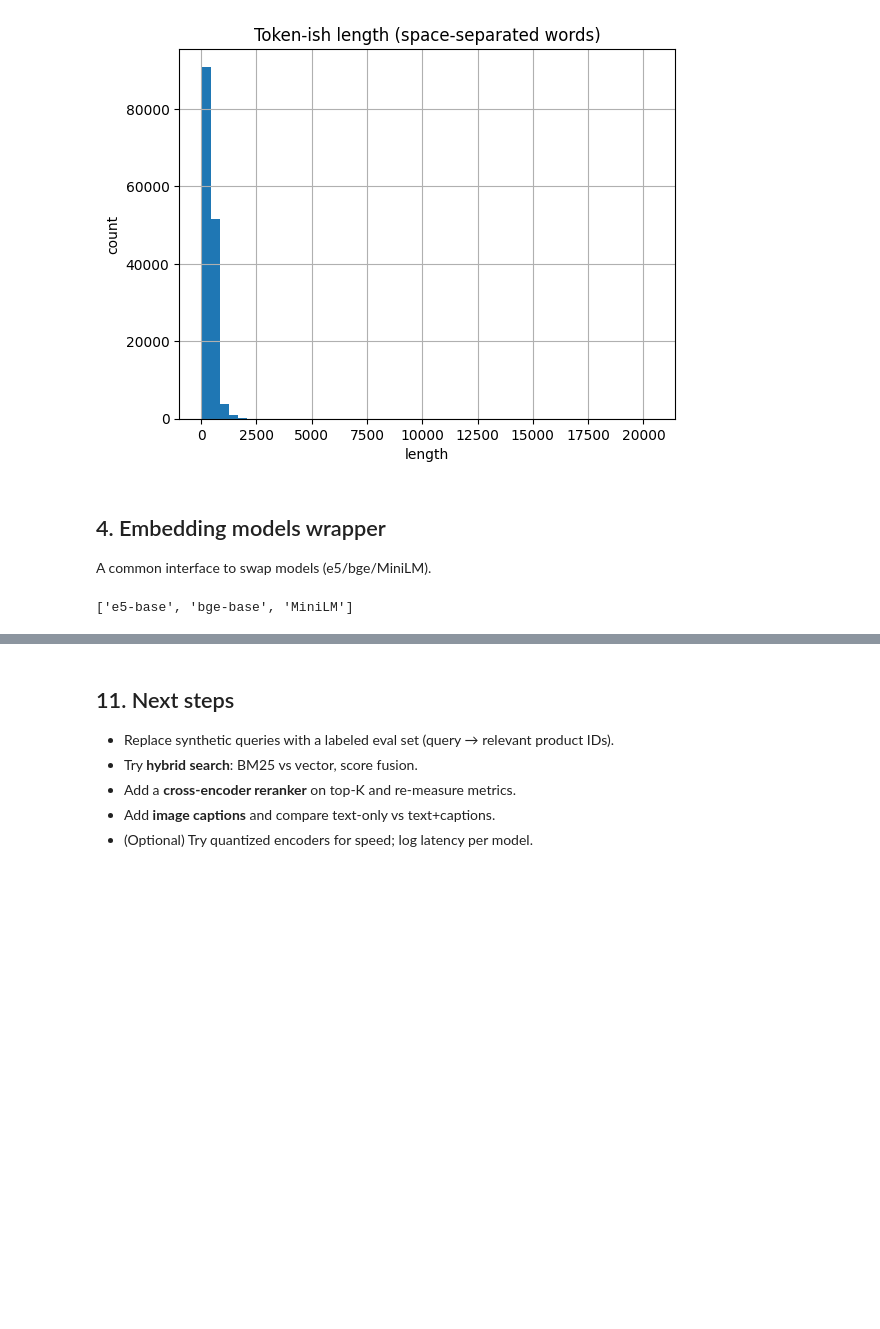
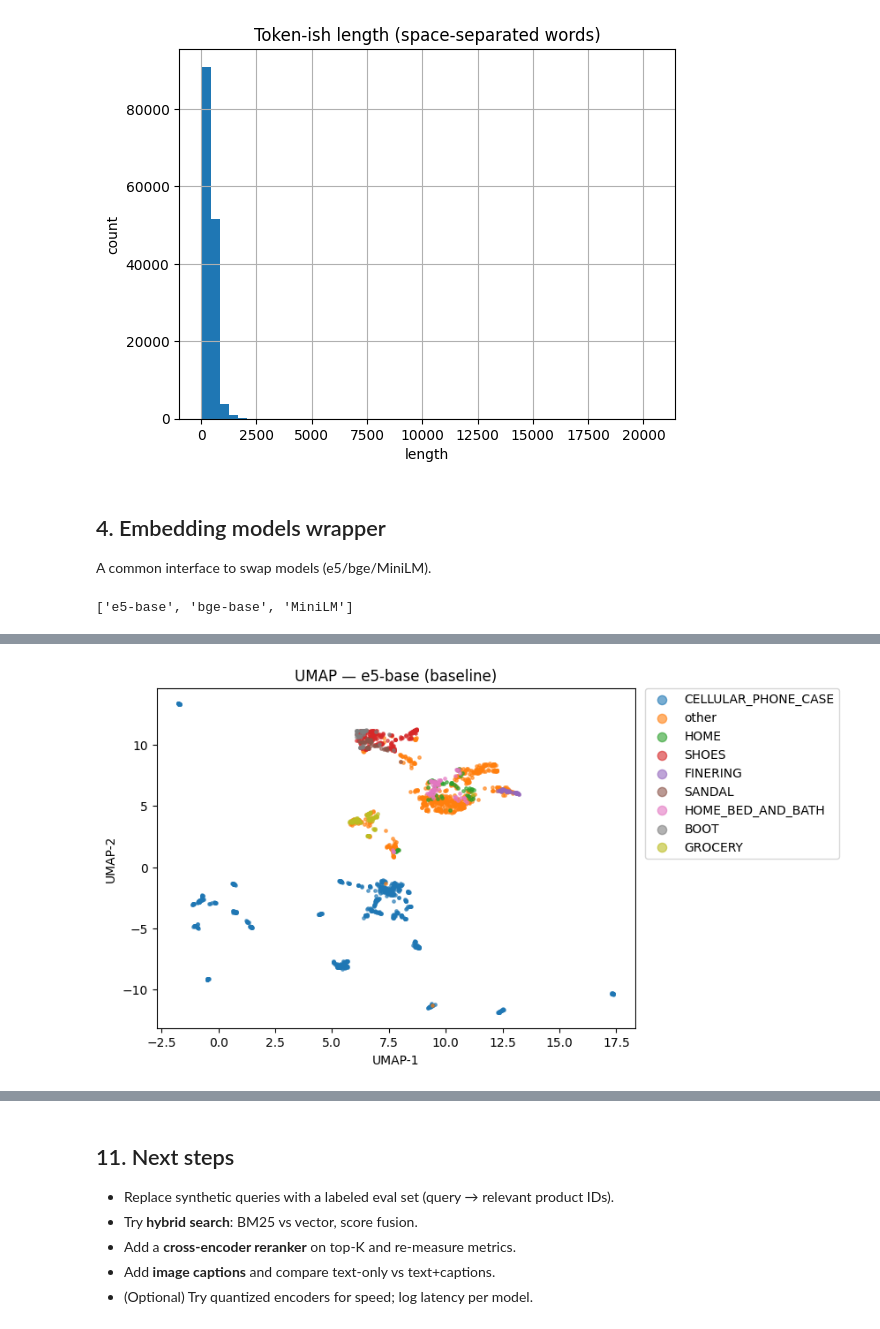
Before and after one commit to mananthakris/shoptalk-search-assistant, a Jupyter notebook: research/eda/ShopTalk_ABO_EDA_Embeddings.ipynb, the cells around one changed output, grey strips where cells are left out. Saved outputs shown, nothing was run; the diff lists cells and outputs as text; code cells hidden in the pictures; blank space fills up the shorter version.

Commit message:
fine tuned embedding model

```diff
--- a/research/eda/ShopTalk_ABO_EDA_Embeddings.ipynb
+++ b/research/eda/ShopTalk_ABO_EDA_Embeddings.ipynb
@@ -946,0 +958,85 @@ Moved to Drive: /content/drive/MyDrive/abo_project/products_e5-base.zip
+# %%
+# ==== UMAP for e5-base vs fine-tuned e5 ====
+!pip -q install umap-learn
+import umap, matplotlib.pyplot as plt
+import numpy as np, pandas as pd, os
+
+# --- Config / helpers ---
+try:
+    SEED
+except NameError:
+    SEED = 42
+rng = np.random.default_rng(SEED)
+
+BEST = "e5-base"                # baseline encoder name (matches your encoders/EMB keys)
+FT_TRIPLET_DIR = "ft_triplet_e5"  # change if your FT path differs (e.g., "ft_triplet")
+
+def ensure_base_doc_emb():
+    """Get baseline doc embeddings aligned with df_merged order, using your cache if present."""
+    docs_text = df_merged["text_for_embed_aug"].astype(str).fillna("").tolist()
+    # Use precomputed if available and length matches; else re-encode
+    if (BEST, "docs") in EMB and EMB[(BEST, "docs")].shape[0] == len(docs_text):
+        return EMB[(BEST, "docs")]
+    D = run_encode(encoders[BEST], prep_docs(docs_text, BEST), normalize=True, batch_size=128)
+    EMB[(BEST, "docs")] = D
+    return D
+
+def get_ft_doc_emb():
+    """Encode docs with the fine-tuned model."""
+    assert os.path.isdir(FT_TRIPLET_DIR), f"Fine-tuned model not found: {FT_TRIPLET_DIR}"
+    ft = SentenceTransformer(FT_TRIPLET_DIR)
+    docs_text = df_merged["text_for_embed_aug"].astype(str).fillna("").tolist()
+    D = run_encode(ft, prep_docs(docs_text, BEST), normalize=True, batch_size=128)
+    EMB[(f"{BEST}-ft", "docs")] = D
+    return D
+
+def get_labels_for_subset(df_sub):
+    return df_sub["product_type"].apply(extract_value).str.strip().replace("", "other").tolist()
+
+def umap_plot(emb_sub, labels, title, n_neighbors=30, min_dist=0.1):
+    reducer = umap.UMAP(n_neighbors=n_neighbors, min_dist=min_dist, random_state=SEED)
+    Z = reducer.fit_transform(emb_sub)
+    cats = pd.Series(labels).fillna("")
+    top = cats.value_counts().head(8).index
+    col = cats.apply(lambda x: x if x in top else "other")
+    fig, ax = plt.subplots(figsize=(7, 5))
+    for c in col.unique():
+        idx = (col == c).values
+        ax.scatter(Z[idx, 0], Z[idx, 1], s=6, alpha=0.6, label=c)
+    ax.legend(markerscale=3, bbox_to_anchor=(1.02, 1), loc="upper left", borderaxespad=0.)
+    ax.set_title(title)
+    ax.set_xlabel("UMAP-1"); ax.set_ylabel("UMAP-2")
+    plt.show()
+
+# --- Choose a consistent subset of docs to visualize ---
+if "sample" in globals():
+    # Use your existing sample
+    subset_df = sample.copy()
+else:
+    # Fallback: make a reproducible subset
+    subset_df = df_merged.sample(n=min(2000, len(df_merged)), random_state=SEED).reset_index(drop=True)
+
+# Ensure we have a stable index to select rows from embedding matrices
+if "global_idx" not in df_merged.columns:
+    df_merged = df_merged.reset_index(drop=True)
+    df_merged["global_idx"] = np.arange(len(df_merged))
+
+subset_idx = subset_df["global_idx"].to_numpy()
+labels = get_labels_for_subset(subset_df)
+
+# --- Get embeddings for BASE and FT, then plot ---
+from sentence_transformers import SentenceTransformer
+
+D_base = ensure_base_doc_emb()
+D_ft   = get_ft_doc_emb()
+
+# Guard against out-of-bounds indices
+valid = subset_idx[(subset_idx >= 0) & (subset_idx < D_base.shape[0])]
+emb_base_sub = D_base[valid]
+emb_ft_sub   = D_ft[valid]
+labels_sub   = [labels[i] for i,_ in enumerate(valid)]  # same order as valid
+
+umap_plot(emb_base_sub, labels_sub, title=f"UMAP — {BEST} (baseline)")
+umap_plot(emb_ft_sub,   labels_sub, title=f"UMAP — {BEST} (fine-tuned)")
+# %% [output]
+[figure, added]
```
Also changed, not shown: parts of 40 cells of this notebook.
